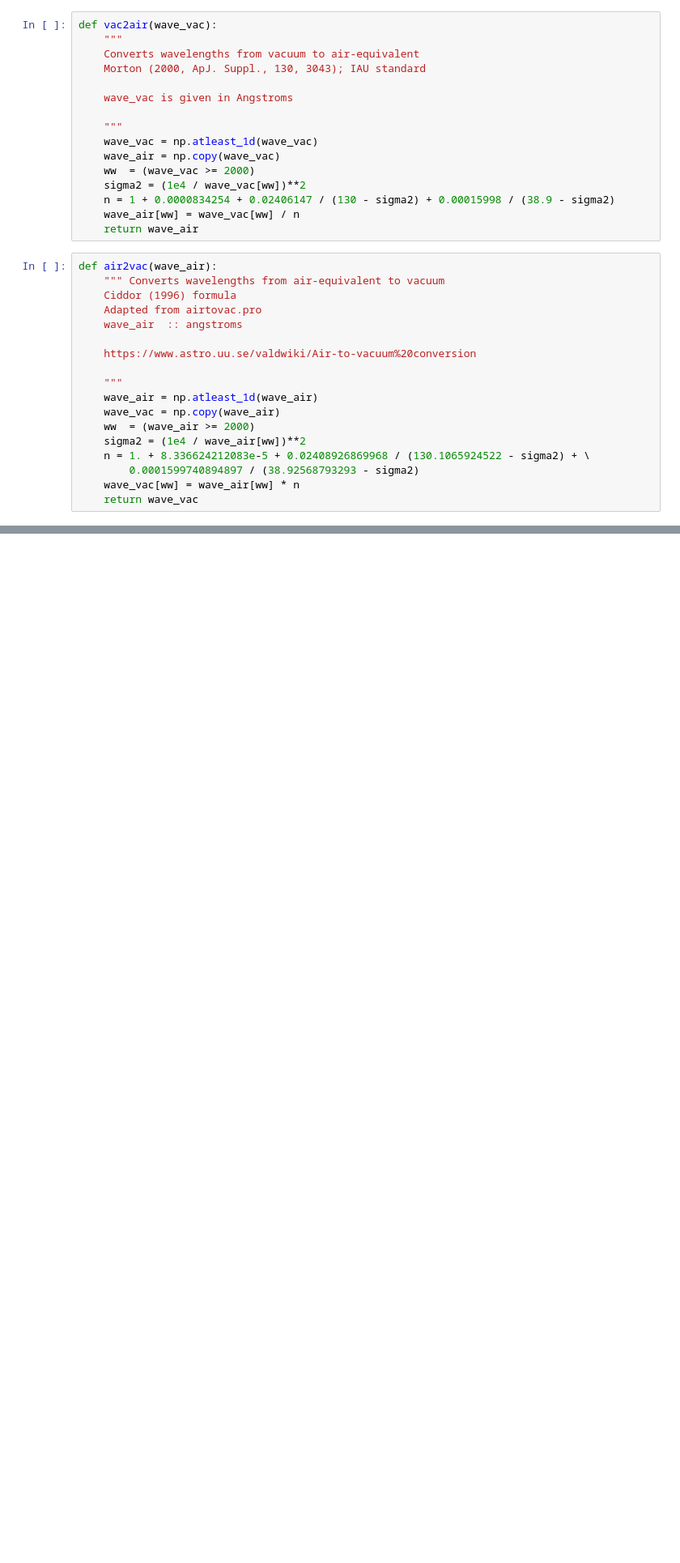
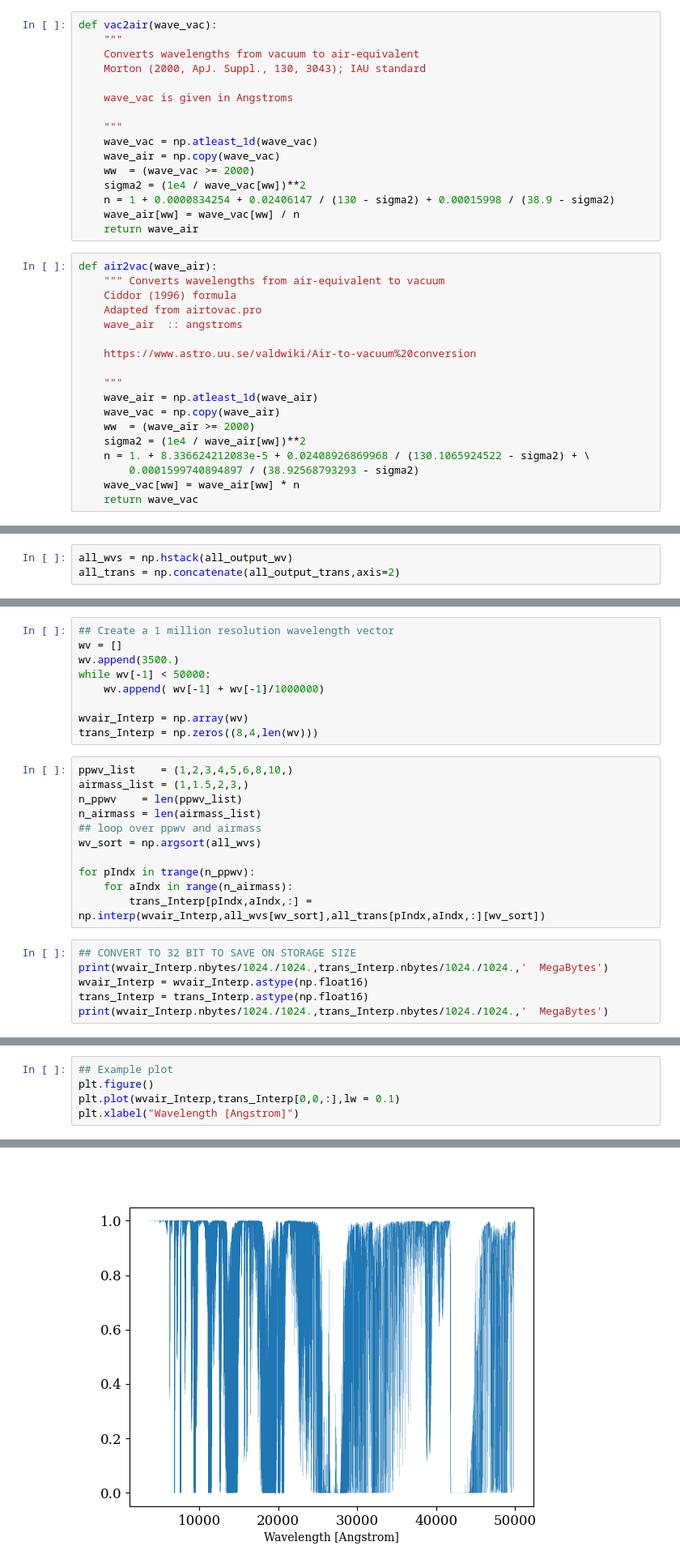
Before and after one commit to tschad/dkist_telluric_atlas, a Jupyter notebook: 2_create_DKIST_telluric_atlases.ipynb, the cells around one changed output, grey strips where cells are left out. Shown at 81% size. Cells and saved outputs as stored; diff of their text form; blank space fills up the shorter version.

```diff
--- a/2_create_DKIST_telluric_atlases.ipynb
+++ b/2_create_DKIST_telluric_atlases.ipynb
@@ -533,0 +430,3 @@ plt.plot(diwv[wpf],disp[wpf],'-',color = 'magenta',lw = 1.5)
+# %%
+all_wvs = np.hstack(all_output_wv)
+all_trans = np.concatenate(all_output_trans,axis=2)
@@ -533,0 +437,26 @@ plt.plot(diwv[wpf],disp[wpf],'-',color = 'magenta',lw = 1.5)
+# %%
+## Create a 1 million resolution wavelength vector
+wv = []
+wv.append(3500.)
+while wv[-1] < 50000:
+    wv.append( wv[-1] + wv[-1]/1000000)
+
+wvair_Interp = np.array(wv)
+trans_Interp = np.zeros((8,4,len(wv)))
+# %%
+ppwv_list    = (1,2,3,4,5,6,8,10,)
+airmass_list = (1,1.5,2,3,)
+n_ppwv    = len(ppwv_list)
+n_airmass = len(airmass_list)
+## loop over ppwv and airmass
+wv_sort = np.argsort(all_wvs)
+
+for pIndx in trange(n_ppwv):
+    for aIndx in range(n_airmass):
+        trans_Interp[pIndx,aIndx,:] = np.interp(wvair_Interp,all_wvs[wv_sort],all_trans[pIndx,aIndx,:][wv_sort])
+# %%
+## CONVERT TO 32 BIT TO SAVE ON STORAGE SIZE
+print(wvair_Interp.nbytes/1024./1024.,trans_Interp.nbytes/1024./1024.,'  MegaBytes')
+wvair_Interp = wvair_Interp.astype(np.float16)
+trans_Interp = trans_Interp.astype(np.float16)
+print(wvair_Interp.nbytes/1024./1024.,trans_Interp.nbytes/1024./1024.,'  MegaBytes')
@@ -533,0 +484,6 @@ plt.plot(diwv[wpf],disp[wpf],'-',color = 'magenta',lw = 1.5)
+# %%
+## Example plot
+plt.figure()
+plt.plot(wvair_Interp,trans_Interp[0,0,:],lw = 0.1)
+plt.xlabel("Wavelength [Angstrom]")
+# %% [output]
@@ -533,0 +491 @@ plt.plot(diwv[wpf],disp[wpf],'-',color = 'magenta',lw = 1.5)
+[figure, added]
```
Also changed, not shown: parts of 58 cells of this notebook, 32 other files.
